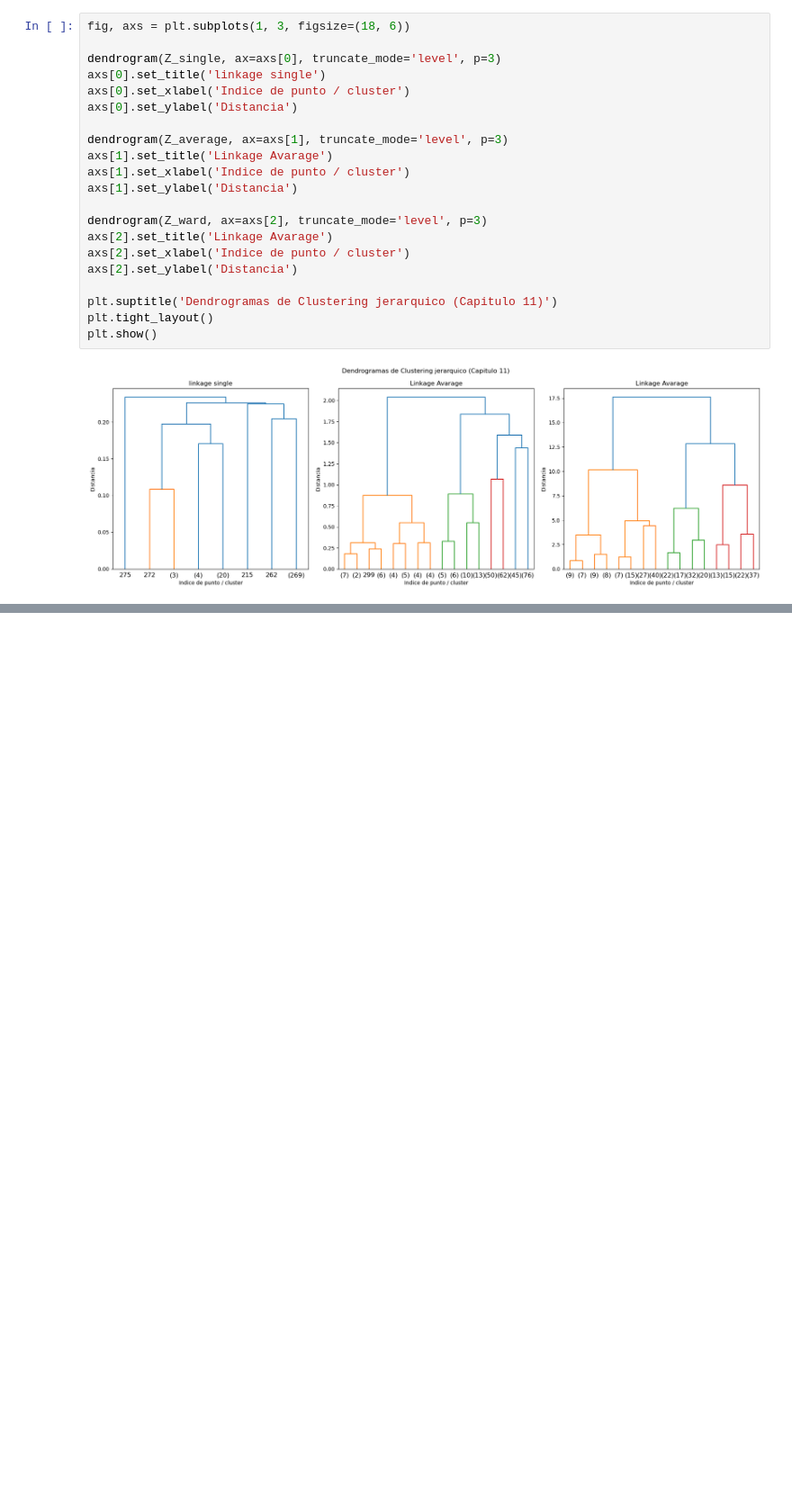
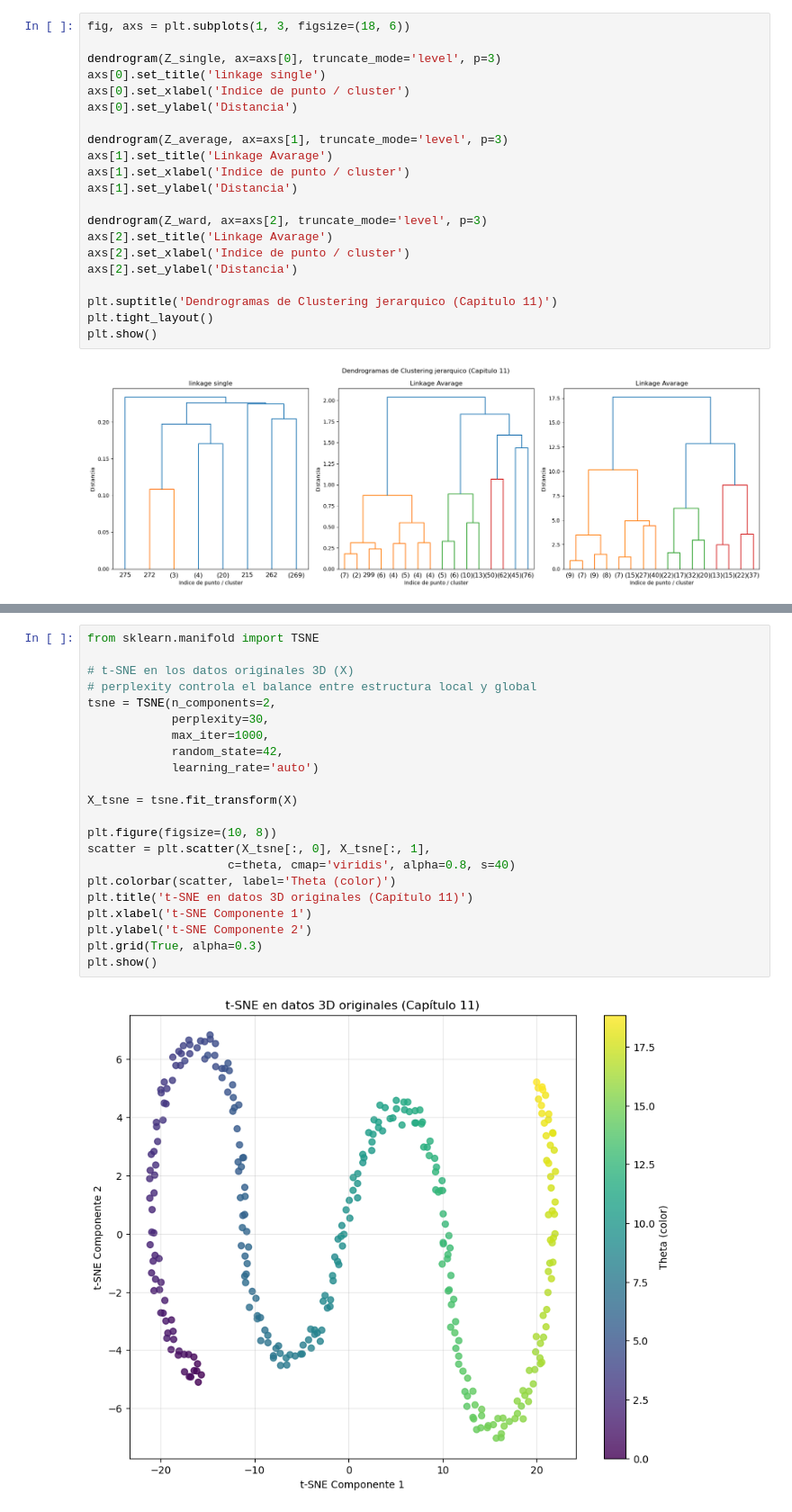
Before and after one commit to polosur1982/elementos-statistical-learning, a Jupyter notebook: notebooks/11_unsupervided_learning.ipynb, the cells around one changed output, grey strips where cells are left out. Shown at 90% size. Cells and saved outputs as stored; diff of their text form; blank space fills up the shorter version.

```diff
--- a/notebooks/11_unsupervided_learning.ipynb
+++ b/notebooks/11_unsupervided_learning.ipynb
@@ -249,0 +252,24 @@ plt.show()
+# %%
+from sklearn.manifold import TSNE
+
+# t-SNE en los datos originales 3D (X)
+# perplexity controla el balance entre estructura local y global
+tsne = TSNE(n_components=2,
+            perplexity=30,
+            max_iter=1000,
+            random_state=42,
+            learning_rate='auto')
+
+X_tsne = tsne.fit_transform(X)
+
+plt.figure(figsize=(10, 8))
+scatter = plt.scatter(X_tsne[:, 0], X_tsne[:, 1],
+                    c=theta, cmap='viridis', alpha=0.8, s=40)
+plt.colorbar(scatter, label='Theta (color)')
+plt.title('t-SNE en datos 3D originales (Capítulo 11)')
+plt.xlabel('t-SNE Componente 1')
+plt.ylabel('t-SNE Componente 2')
+plt.grid(True, alpha=0.3)
+plt.show()
+# %% [output]
+[figure, added]
```
Also changed, not shown: parts of 1 cell of this notebook.
